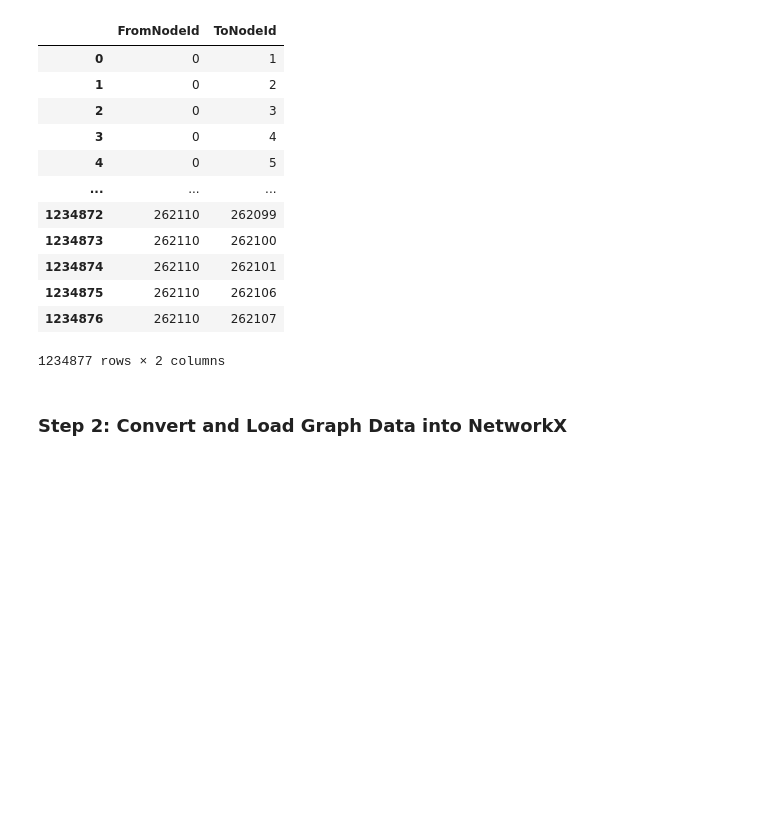
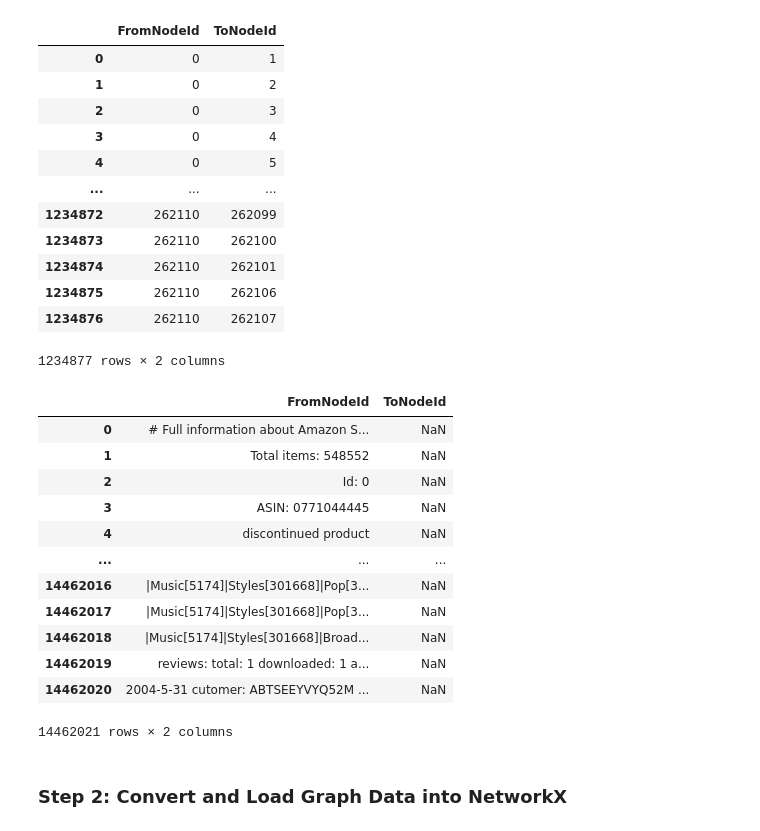
Before and after one commit to ryanaknguyen/ArangoDB-hackathon-2025, a Jupyter notebook: HackathonNotebookTemplate.ipynb, the cells around one changed output. Saved outputs shown, nothing was run; the diff lists cells and outputs as text; code cells hidden in the pictures; blank space fills up the shorter version.

Commit message:
Attempt to combine product metadata to co-product network

```diff
--- a/HackathonNotebookTemplate.ipynb
+++ b/HackathonNotebookTemplate.ipynb
@@ -326,6 +339,29 @@ amazon
 | 1234875 | 262110 | 262106 |
 | 1234876 | 262110 | 262107 |
 1234877 rows × 2 columns
+# %%
+products = pd.read_csv(
+    "./amazon-meta.txt.gz",
+    compression="gzip",
+    sep="\t",
+    names=["FromNodeId", "ToNodeId"],
+)
+
+products
+# %% [output]
+|  | FromNodeId | ToNodeId |
+| 0 | # Full information about Amazon S... | NaN |
+| 1 | Total items: 548552 | NaN |
+| 2 | Id: 0 | NaN |
+| 3 | ASIN: 0771044445 | NaN |
+| 4 | discontinued product | NaN |
+| ... | ... | ... |
+| 14462016 | |Music[5174]|Styles[301668]|Pop[3... | NaN |
+| 14462017 | |Music[5174]|Styles[301668]|Pop[3... | NaN |
+| 14462018 | |Music[5174]|Styles[301668]|Broad... | NaN |
+| 14462019 | reviews: total: 1 downloaded: 1 a... | NaN |
+| 14462020 | 2004-5-31 cutomer: ABTSEEYVYQ52M ... | NaN |
+14462021 rows × 2 columns
 # %% [markdown]
 ### Step 2: Convert and Load Graph Data into NetworkX
 # %% [markdown]
```
Also changed, not shown: parts of 9 cells of this notebook.
